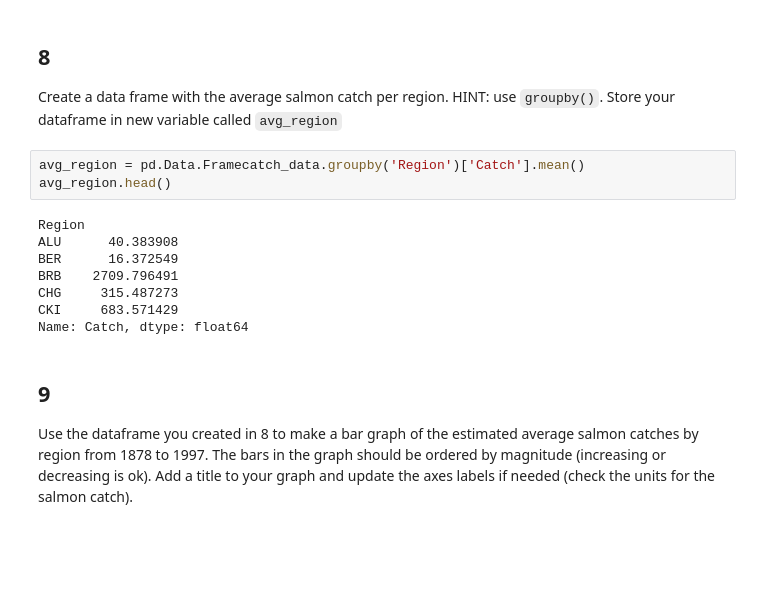
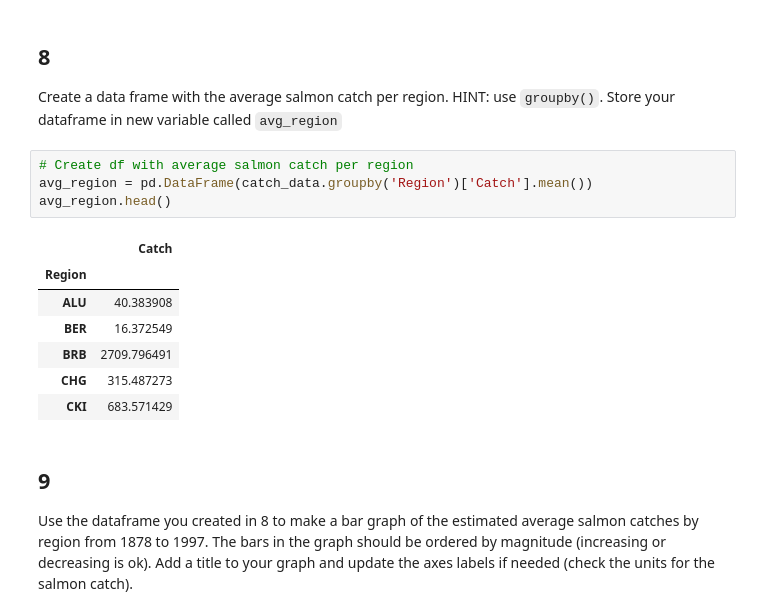
Before and after one commit to nmoraescommit/eds220-hwk2, a Jupyter notebook: hwk2-task2-salmon.ipynb, the cells around one changed output. Saved outputs shown, nothing was run; the diff lists cells and outputs as text; blank space fills up the shorter version.

```diff
--- a/hwk2-task2-salmon.ipynb
+++ b/hwk2-task2-salmon.ipynb
@@ -234,16 +264,17 @@ dtype('int64')
 ## 8
 Create a data frame with the average salmon catch per region. HINT: use `groupby()`. Store your dataframe in new variable called `avg_region`
 # %%
-avg_region = pd.Data.Framecatch_data.groupby('Region')['Catch'].mean()
+# Create df with average salmon catch per region
+avg_region = pd.DataFrame(catch_data.groupby('Region')['Catch'].mean())
 avg_region.head()
 # %% [output]
-Region
-ALU      40.383908
-BER      16.372549
-BRB    2709.796491
-CHG     315.487273
-CKI     683.571429
-Name: Catch, dtype: float64
+|  | Catch |
+| Region |  |
+| ALU | 40.383908 |
+| BER | 16.372549 |
+| BRB | 2709.796491 |
+| CHG | 315.487273 |
+| CKI | 683.571429 |
 # %% [markdown]
 <!-- BEGIN QUESTION -->
 
```
Also changed, not shown: parts of 11 cells of this notebook, 2 other files.
